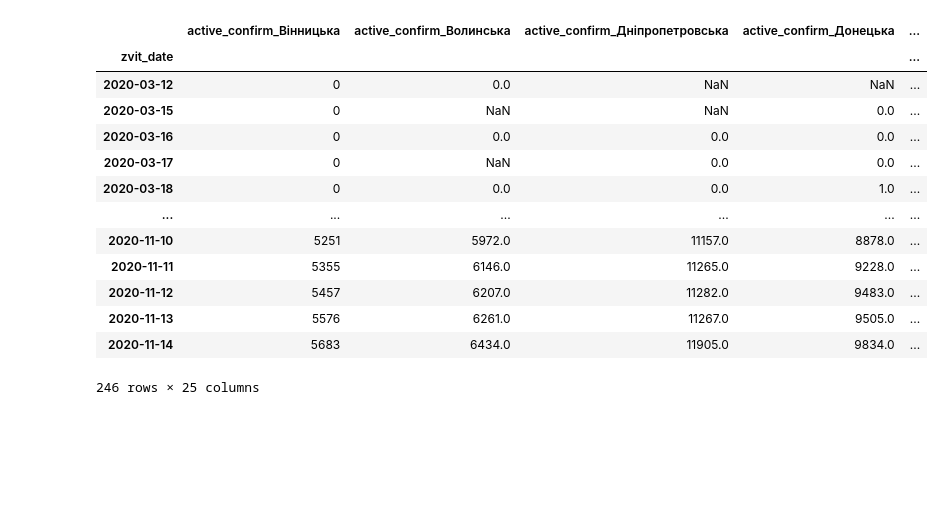
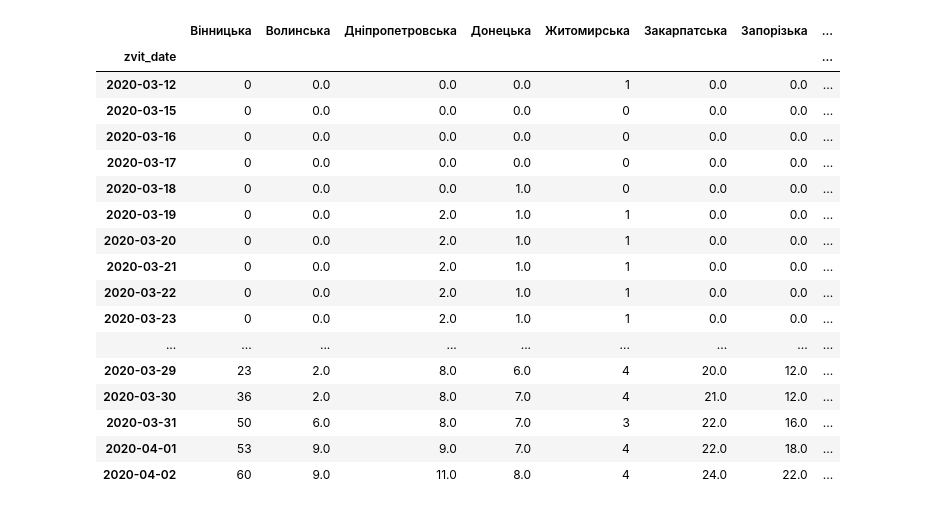
Before and after one commit to ViktoriaZaremba/Data_analis, a Jupyter notebook: lab3/lab3.ipynb, the cells around one changed output. Drawn from its saved outputs; the diff is of its cells as text; code cells hidden in the pictures; blank space fills up the shorter version.

```diff
--- a/lab3/lab3.ipynb
+++ b/lab3/lab3.ipynb
@@ -30,26 +32,36 @@ data.groupby('registration_area').corr(method='pearson')
 125 rows × 5 columns
+# %%
+pd.options.display.max_columns = None
 # %%
 def merge_areas():
     u = data['registration_area'].unique().tolist()
     d1 = data[(data['registration_area'] == u[0])].groupby('zvit_date').agg({'active_confirm':'sum'})
     for i in range(1, len(u)):
         d2 = data[(data['registration_area'] == u[i])].groupby('zvit_date').agg({'active_confirm':'sum'})
         d1 = d1.join(d2, lsuffix='_' + u[i-1],rsuffix='_' + u[i])
+    d1.columns = u
+    d1.replace(np.nan, 0, inplace=True)
     return d1
 
-merge_areas()
+ma = merge_areas()
+pd.options.display.max_columns = None
+display(ma.head(20))
 # %% [output]
-|  | active_confirm_Вінницька | active_confirm_Волинська | active_confirm_Дніпропетровська | active_confirm_Донецька | ... |
-| zvit_date |  |  |  |  | ... |
-| 2020-03-12 | 0 | 0.0 | NaN | NaN | ... |
-| 2020-03-15 | 0 | NaN | NaN | 0.0 | ... |
-| 2020-03-16 | 0 | 0.0 | 0.0 | 0.0 | ... |
-| 2020-03-17 | 0 | NaN | 0.0 | 0.0 | ... |
-| 2020-03-18 | 0 | 0.0 | 0.0 | 1.0 | ... |
-| ... | ... | ... | ... | ... | ... |
-| 2020-11-10 | 5251 | 5972.0 | 11157.0 | 8878.0 | ... |
-| 2020-11-11 | 5355 | 6146.0 | 11265.0 | 9228.0 | ... |
-| 2020-11-12 | 5457 | 6207.0 | 11282.0 | 9483.0 | ... |
-| 2020-11-13 | 5576 | 6261.0 | 11267.0 | 9505.0 | ... |
-| 2020-11-14 | 5683 | 6434.0 | 11905.0 | 9834.0 | ... |
+|  | Вінницька | Волинська | Дніпропетровська | Донецька | Житомирська | Закарпатська | Запорізька | ... |
+| zvit_date |  |  |  |  |  |  |  | ... |
+| 2020-03-12 | 0 | 0.0 | 0.0 | 0.0 | 1 | 0.0 | 0.0 | ... |
+| 2020-03-15 | 0 | 0.0 | 0.0 | 0.0 | 0 | 0.0 | 0.0 | ... |
+| 2020-03-16 | 0 | 0.0 | 0.0 | 0.0 | 0 | 0.0 | 0.0 | ... |
+| 2020-03-17 | 0 | 0.0 | 0.0 | 0.0 | 0 | 0.0 | 0.0 | ... |
+| 2020-03-18 | 0 | 0.0 | 0.0 | 1.0 | 0 | 0.0 | 0.0 | ... |
+| 2020-03-19 | 0 | 0.0 | 2.0 | 1.0 | 1 | 0.0 | 0.0 | ... |
+| 2020-03-20 | 0 | 0.0 | 2.0 | 1.0 | 1 | 0.0 | 0.0 | ... |
+| 2020-03-21 | 0 | 0.0 | 2.0 | 1.0 | 1 | 0.0 | 0.0 | ... |
+| 2020-03-22 | 0 | 0.0 | 2.0 | 1.0 | 1 | 0.0 | 0.0 | ... |
+| 2020-03-23 | 0 | 0.0 | 2.0 | 1.0 | 1 | 0.0 | 0.0 | ... |
+| ... | ... | ... | ... | ... | ... | ... | ... | ... |
+| 2020-03-29 | 23 | 2.0 | 8.0 | 6.0 | 4 | 20.0 | 12.0 | ... |
+| 2020-03-30 | 36 | 2.0 | 8.0 | 7.0 | 4 | 21.0 | 12.0 | ... |
+| 2020-03-31 | 50 | 6.0 | 8.0 | 7.0 | 3 | 22.0 | 16.0 | ... |
+| 2020-04-01 | 53 | 9.0 | 9.0 | 7.0 | 4 | 22.0 | 18.0 | ... |
+| 2020-04-02 | 60 | 9.0 | 11.0 | 8.0 | 4 | 24.0 | 22.0 | ... |
-246 rows × 25 columns
```
Also changed, not shown: parts of 19 cells of this notebook, 1 other file.
